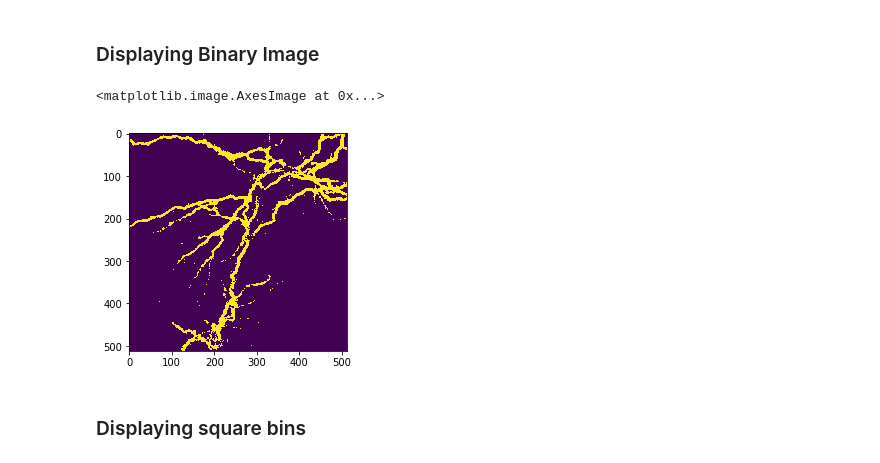
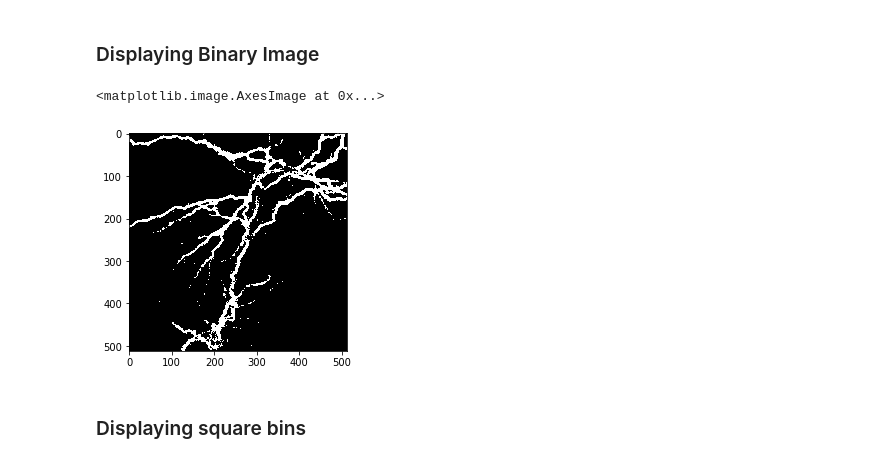
Before and after one commit to ManojPrabhakar/PatternRecognition, a Jupyter notebook: Project1/1.5/1.5.ipynb, the cells around one changed output. Drawn from its saved outputs; the diff is of its cells as text; code cells hidden in the pictures.

```diff
--- a/Project1/1.5/1.5.ipynb
+++ b/Project1/1.5/1.5.ipynb
@@ -145,10 +145,10 @@ Use ``imageio.imread`` instead.
 ### Displaying Binary Image
 # %%
 g = foreground2BinImg(f)
-plt.imshow(g)
+plt.imshow(g, cmap="gray")
 # %% [output]
 <matplotlib.image.AxesImage at 0x...>
-[figure, old version]
+[figure, new version]
 # %% [markdown]
 ### Displaying square bins
 # %%
```
Also changed, not shown: parts of 3 cells of this notebook.
